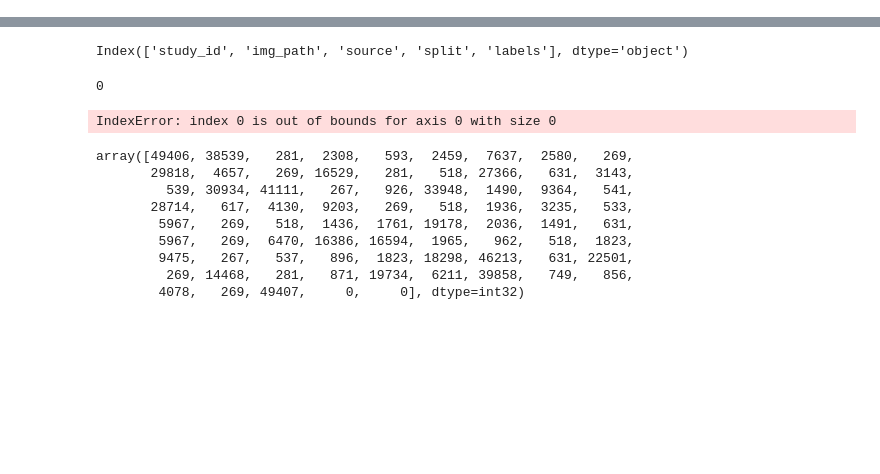
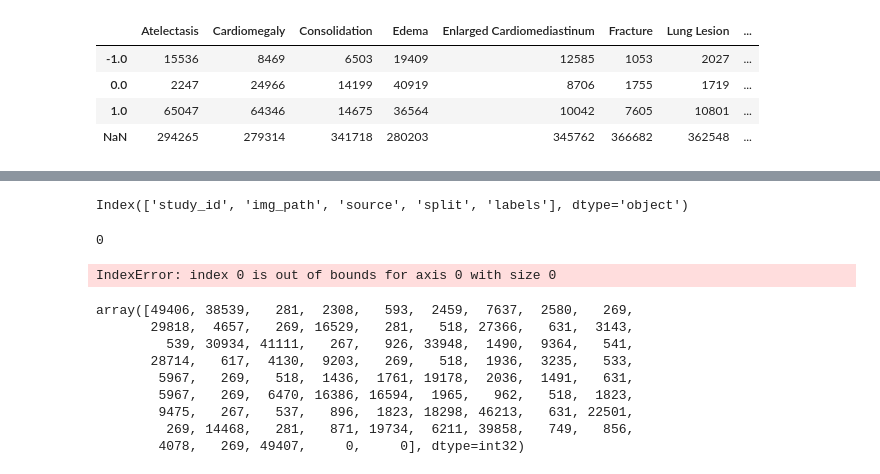
Before and after one commit to NotNANtoN/master_thesis, a Jupyter notebook: eda.ipynb, the cells around one changed output, grey strips where cells are left out. Cells and saved outputs as stored; diff of their text form; code cells hidden in the pictures; blank space fills up the shorter version.

```diff
--- a/eda.ipynb
+++ b/eda.ipynb
@@ -14,0 +62,8 @@ df, label_names = load_dataset(dataset)
+# %%
+label_counts
+# %% [output]
+|  | Atelectasis | Cardiomegaly | Consolidation | Edema | Enlarged Cardiomediastinum | Fracture | Lung Lesion | ... |
+| -1.0 | 15536 | 8469 | 6503 | 19409 | 12585 | 1053 | 2027 | ... |
+| 0.0 | 2247 | 24966 | 14199 | 40919 | 8706 | 1755 | 1719 | ... |
+| 1.0 | 65047 | 64346 | 14675 | 36564 | 10042 | 7605 | 10801 | ... |
+| NaN | 294265 | 279314 | 341718 | 280203 | 345762 | 366682 | 362548 | ... |
```
Also changed, not shown: parts of 13 cells of this notebook, 19 other files.
